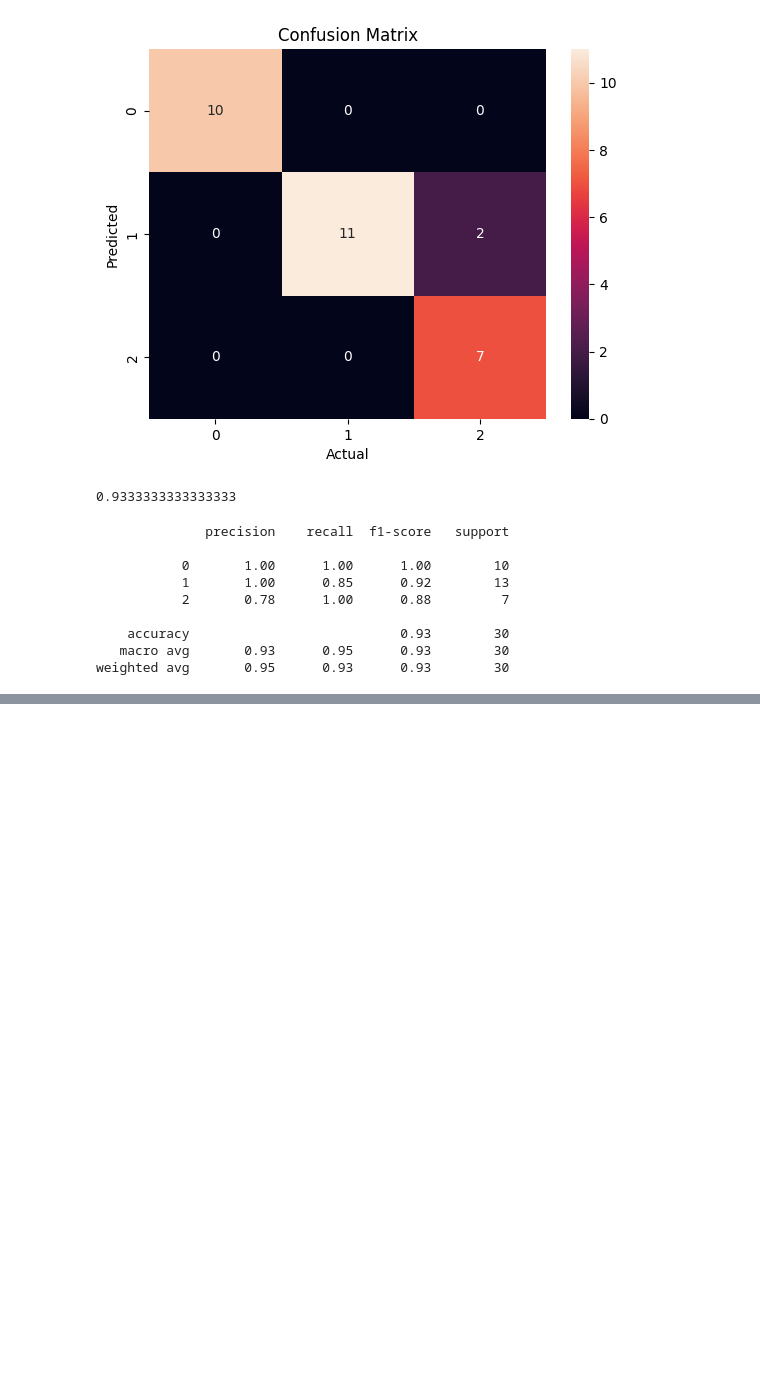
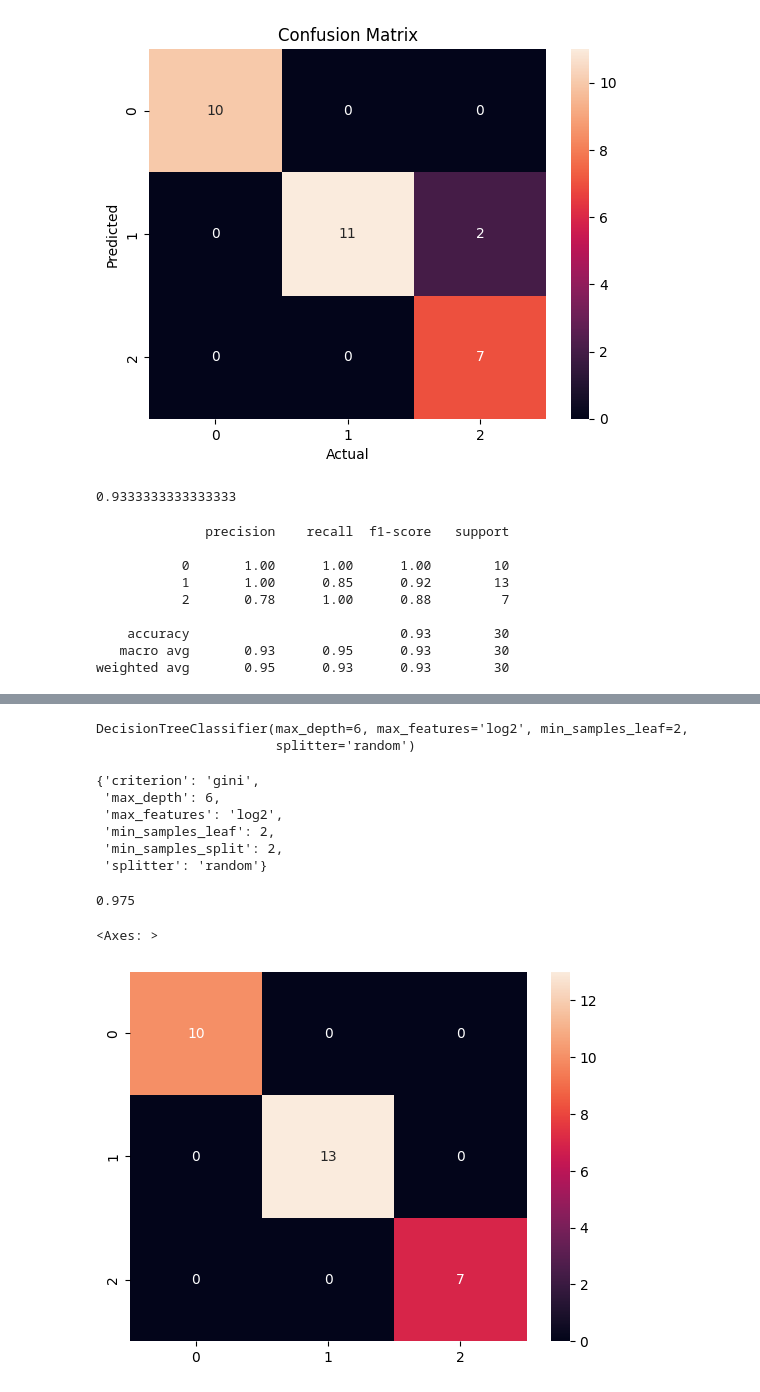
Before and after one commit to udityamerit/Complete-Machine-Learning-For-Beginners, a Jupyter notebook: 15-Decision Tree In Machine Learning/Decision_Tree_Classifier.ipynb, the cells around one changed output, grey strips where cells are left out. Drawn from its saved outputs; the diff is of its cells as text; code cells hidden in the pictures; blank space fills up the shorter version.

```diff
--- a/15-Decision Tree In Machine Learning/Decision_Tree_Classifier.ipynb
+++ b/15-Decision Tree In Machine Learning/Decision_Tree_Classifier.ipynb
@@ -140,0 +143,9 @@ weighted avg       0.95      0.93      0.93        30
+# %%
+params = {
+        'criterion':['gini', 'entropy', 'log_loss'],
+        'splitter':['best', 'random'],
+        'max_depth':[1,2,3,4,5,6,7,8],
+        'min_samples_split':[1,2,3],
+        'min_samples_leaf':[1,2,3],
+        'max_features':['auto', 'sqrt', 'log2']
+}
@@ -140,0 +161,8 @@ weighted avg       0.95      0.93      0.93        30
+# %%
+from sklearn.model_selection import GridSearchCV
+
+tree_model = DecisionTreeClassifier()
+
+grid = GridSearchCV(estimator=tree_model, param_grid=params, cv=5, scoring='accuracy')
+# %%
+grid.fit(X_train, y_train)
@@ -140,0 +178,25 @@ weighted avg       0.95      0.93      0.93        30
+# %%
+grid.best_estimator_
+# %% [output]
+DecisionTreeClassifier(max_depth=6, max_features='log2', min_samples_leaf=2,
+                       splitter='random')
+# %%
+grid.best_params_
+# %% [output]
+{'criterion': 'gini',
+ 'max_depth': 6,
+ 'max_features': 'log2',
+ 'min_samples_leaf': 2,
+ 'min_samples_split': 2,
+ 'splitter': 'random'}
+# %%
+grid.best_score_
+# %% [output]
+0.975
+# %%
+y_pred = grid.predict(X_test)
+# %%
+sns.heatmap(confusion_matrix(y_test, y_pred), annot=True, fmt='d')
+# %% [output]
+<Axes: >
+[figure, added]
```
Also changed, not shown: parts of 5 cells of this notebook, 2 other files.
